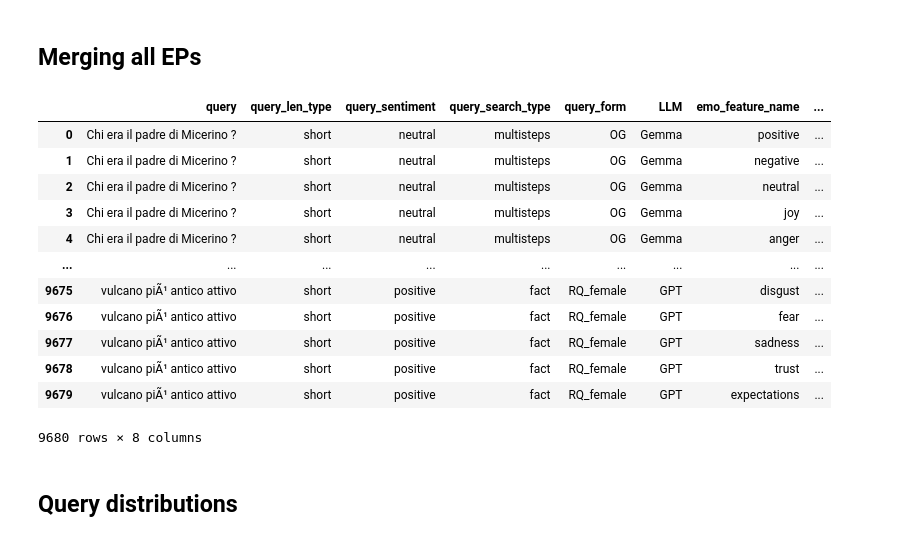
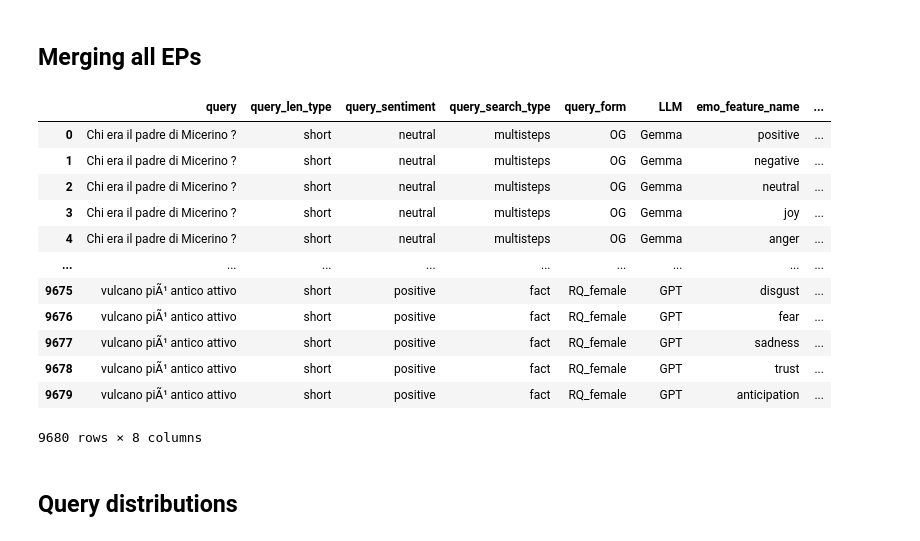
Before and after one commit to HrishitaC/InsideOut2, a Jupyter notebook: Code/visualisation.ipynb, the cells around one changed output. Drawn from its saved outputs; the diff is of its cells as text; code cells hidden in the pictures.

```diff
--- a/Code/visualisation.ipynb
+++ b/Code/visualisation.ipynb
@@ -16,7 +16,7 @@ gpt_RQ_EP = pd.read_csv("../Results/gpt_RQ_EP.csv")
 gpt_RQ_avg_EP = pd.read_csv("../Results/gpt_RQ_avg_EP.csv")
 
 
-emo_features = ["positive", "negative", "neutral", "joy", "anger", "surprise", "disgust", "fear", "sadness", "trust", "expectations"]
+emo_features = ["positive", "negative", "neutral", "joy", "anger", "surprise", "disgust", "fear", "sadness", "trust", "anticipation"]
 all_EP = []
 
 for _, row in gemma_EP.iterrows():
@@ -109,34 +109,34 @@ for _, row in gpt_RQ_EP.iterrows():
     query_len = query_row["query_len_type"].iloc[0]
     query_sent = query_row["query_sentiment_type"].iloc[0]
     query_search = query_row["search_type"].iloc[0]
     for emo in emo_features:
         all_EP.append([
             row["query"],
             query_len,
             query_sent,
             query_search,
             "RQ_"+row["gender"],
             "GPT",
             emo,
             row[emo]
         ])
 
 all_EP_df = pd.DataFrame(all_EP, columns=["query", "query_len_type", "query_sentiment", "query_search_type", "query_form", "LLM", "emo_feature_name", "emo_feature_percent"])
 all_EP_df.to_csv("../Results/all_EP.csv", index=False)
 all_EP_df
 # %% [output]
 |  | query | query_len_type | query_sentiment | query_search_type | query_form | LLM | emo_feature_name | ... |
 | 0 | Chi era il padre di Micerino ? | short | neutral | multisteps | OG | Gemma | positive | ... |
 | 1 | Chi era il padre di Micerino ? | short | neutral | multisteps | OG | Gemma | negative | ... |
 | 2 | Chi era il padre di Micerino ? | short | neutral | multisteps | OG | Gemma | neutral | ... |
 | 3 | Chi era il padre di Micerino ? | short | neutral | multisteps | OG | Gemma | joy | ... |
 | 4 | Chi era il padre di Micerino ? | short | neutral | multisteps | OG | Gemma | anger | ... |
 | ... | ... | ... | ... | ... | ... | ... | ... | ... |
 | 9675 | vulcano piÃ¹ antico attivo | short | positive | fact | RQ_female | GPT | disgust | ... |
 | 9676 | vulcano piÃ¹ antico attivo | short | positive | fact | RQ_female | GPT | fear | ... |
 | 9677 | vulcano piÃ¹ antico attivo | short | positive | fact | RQ_female | GPT | sadness | ... |
 | 9678 | vulcano piÃ¹ antico attivo | short | positive | fact | RQ_female | GPT | trust | ... |
-| 9679 | vulcano piÃ¹ antico attivo | short | positive | fact | RQ_female | GPT | expectations | ... |
+| 9679 | vulcano piÃ¹ antico attivo | short | positive | fact | RQ_female | GPT | anticipation | ... |
 9680 rows × 8 columns
 # %% [markdown]
 ## Query distributions
```
Also changed, not shown: parts of 3 cells of this notebook, 34 other files.
